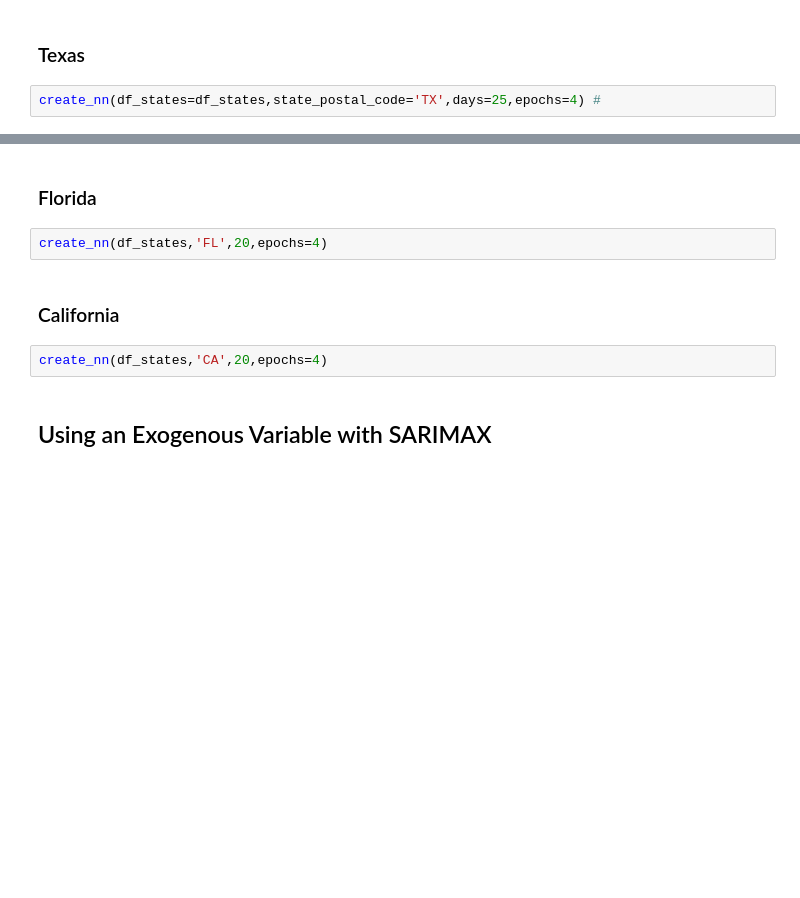
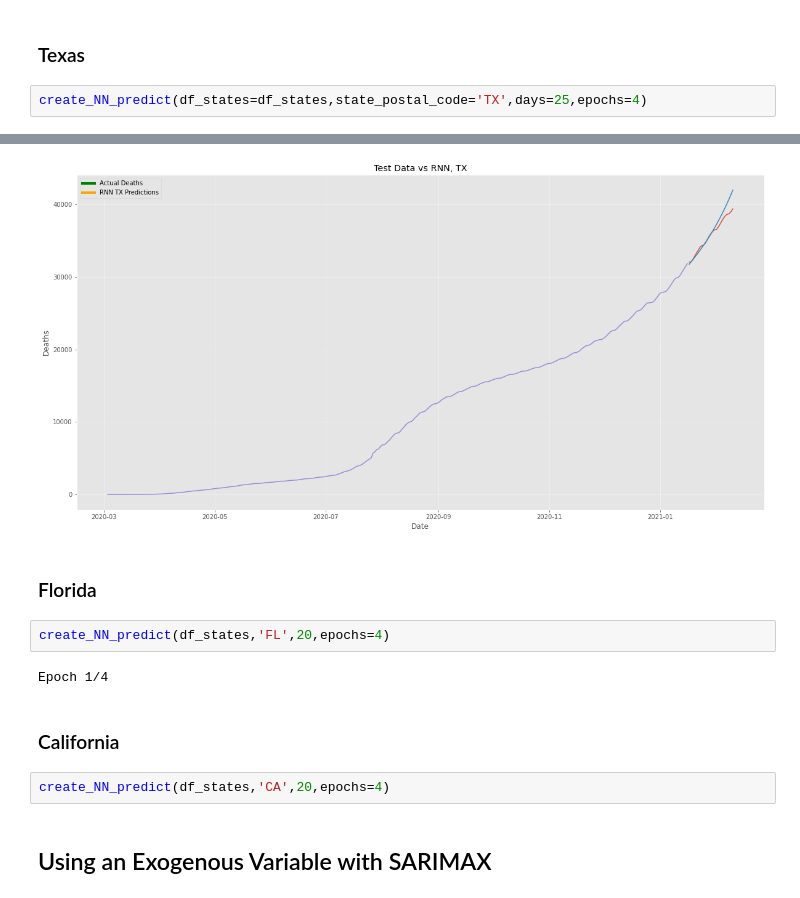
Before and after one commit to JosephDenney/Covid_Analysis, a Jupyter notebook: Covid_Notebook.ipynb, the cells around one changed output, grey strips where cells are left out. Drawn from its saved outputs; the diff is of its cells as text; blank space fills up the shorter version.

```diff
--- a/Covid_Notebook.ipynb
+++ b/Covid_Notebook.ipynb
@@ -952,4 +934,5 @@ cas_state(df_states=df_states, state_postal_code='AK',days=35)
 # %% [markdown]
 ### Texas
 # %%
-create_nn(df_states=df_states,state_postal_code='TX',days=25,epochs=4) #
+create_NN_predict(df_states=df_states,state_postal_code='TX',days=25,epochs=4)
+# %% [output]
@@ -956,10 +947,13 @@ create_nn(df_states=df_states,state_postal_code='TX',days=25,epochs=4) #
+[figure, added]
 # %% [markdown]
 ### Florida
 # %%
-create_nn(df_states,'FL',20,epochs=4)
+create_NN_predict(df_states,'FL',20,epochs=4)
+# %% [output]
+Epoch 1/4
 # %% [markdown]
 ### California
 # %%
-create_nn(df_states,'CA',20,epochs=4)
+create_NN_predict(df_states,'CA',20,epochs=4)
 # %% [markdown]
 ## Using an Exogenous Variable with SARIMAX
```
Also changed, not shown: parts of 78 cells of this notebook, 1 other file.
